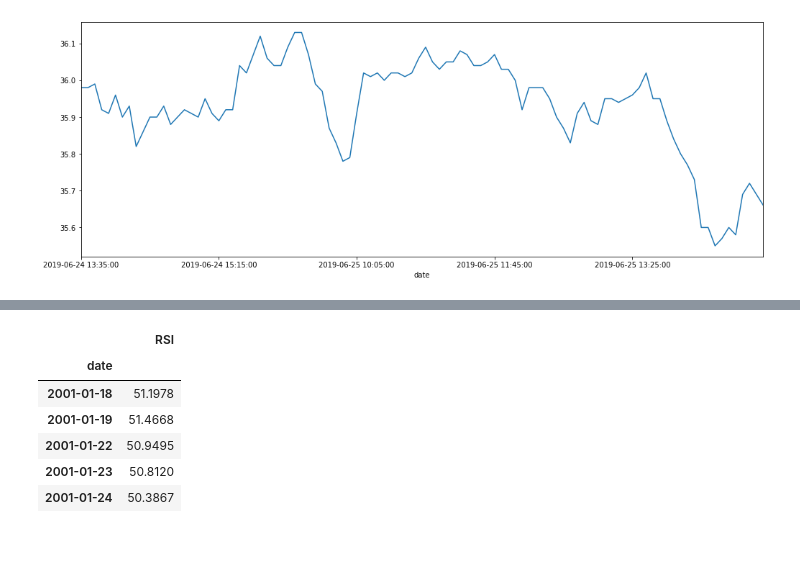
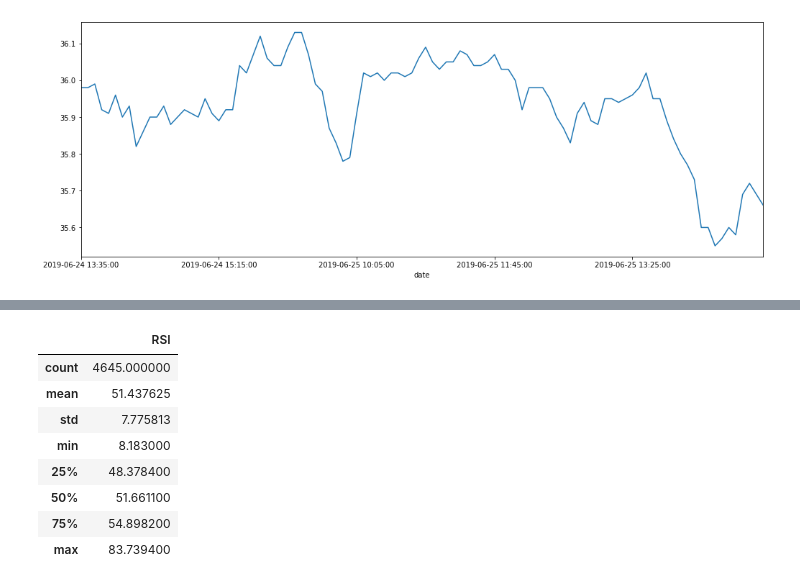
Before and after one commit to albertoivo/nossasrotas-finance, a Jupyter notebook: AlphaVantage.ipynb, the cells around one changed output, grey strips where cells are left out. Saved outputs shown, nothing was run; the diff lists cells and outputs as text; code cells hidden in the pictures; blank space fills up the shorter version.

```diff
--- a/AlphaVantage.ipynb
+++ b/AlphaVantage.ipynb
@@ -51,10 +49,12 @@ plt.show()
 # %%
-rsi.head()
+rsi.describe()
 # %% [output]
 |  | RSI |
-| date |  |
-| 2001-01-18 | 51.1978 |
-| 2001-01-19 | 51.4668 |
-| 2001-01-22 | 50.9495 |
-| 2001-01-23 | 50.8120 |
-| 2001-01-24 | 50.3867 |
+| count | 4645.000000 |
+| mean | 51.437625 |
+| std | 7.775813 |
+| min | 8.183000 |
+| 25% | 48.378400 |
+| 50% | 51.661100 |
+| 75% | 54.898200 |
+| max | 83.739400 |
```
Also changed, not shown: parts of 5 cells of this notebook, 1 other file.
